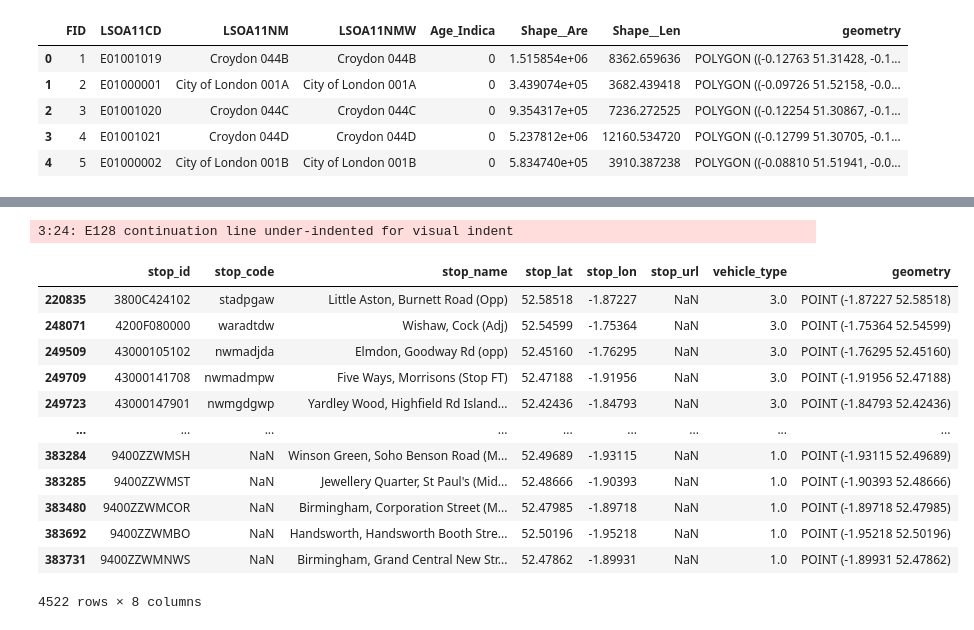
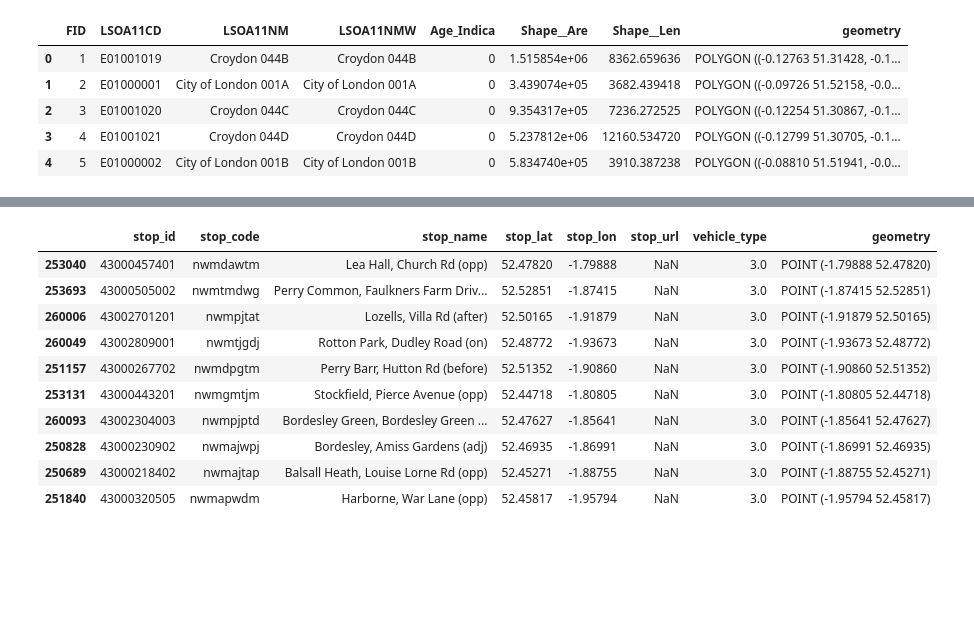
Before and after one commit to ONSdigital/SDG_11.2.1, a Jupyter notebook: SDG_11.2.1.ipynb, the cells around one changed output, grey strips where cells are left out. Drawn from its saved outputs; the diff is of its cells as text; code cells hidden in the pictures; blank space fills up the shorter version.

```diff
--- a/SDG_11.2.1.ipynb
+++ b/SDG_11.2.1.ipynb
@@ -191,9 +102,11 @@ uk_LSOA_df.head()
 # %%
-#Getting just the Birmingham LSOA
-just_birmingham_LSOA = uk_LSOA_df[uk_LSOA_df.LSOA11NM.str.contains("Birmingham")]
+# #Trying to create a birmingham polygon
 
-#Trying to create a birmingham polygon
-just_birmingham_geom = just_birmingham_LSOA.drop(["FID","LSOA11CD","LSOA11NMW","Age_Indica", "Shape__Are","Shape__Len","LSOA11NM"], axis=1)
-just_birmingham_geom.city = "birmingham"
-just_birmingham_geom['new_column'] = 0
-just_birmingham_geom = just_birmingham_geom.dissolve(by='new_column')
+# just_birmingham_geom = just_birmingham_LSOA.drop(["FID","LSOA11CD","LSOA11NMW","Age_Indica", "Shape__Are","Shape__Len","LSOA11NM"], axis=1)
+# # just_birmingham_geom = just_birmingham_LSOA.pop('geometry')
+
+# just_birmingham_geom['city'] = "birmingham"
+# # just_birmingham_geom['new_column'] = 0
+# just_birmingham_geom = just_birmingham_geom.dissolve(by='city')
+# type(just_birmingham_geom)
+# just_birmingham_geom.head()
@@ -217,21 +115,17 @@ just_birmingham_geom.plot()
 birmingham_stops_geo_df = (find_points_in_poly
                        (geo_df=stops_geo_df,
                         polygon_obj=just_birmingham_geom))
-# %% [output]
-3:24: E128 continuation line under-indented for visual indent
 # %%
-birmingham_stops_geo_df
+birmingham_stops_geo_df.sample(10)
 # %% [output]
 |  | stop_id | stop_code | stop_name | stop_lat | stop_lon | stop_url | vehicle_type | geometry |
-| 220835 | 3800C424102 | stadpgaw | Little Aston, Burnett Road (Opp) | 52.58518 | -1.87227 | NaN | 3.0 | POINT (-1.87227 52.58518) |
-| 248071 | 4200F080000 | waradtdw | Wishaw, Cock (Adj) | 52.54599 | -1.75364 | NaN | 3.0 | POINT (-1.75364 52.54599) |
-| 249509 | 43000105102 | nwmadjda | Elmdon, Goodway Rd (opp) | 52.45160 | -1.76295 | NaN | 3.0 | POINT (-1.76295 52.45160) |
-| 249709 | 43000141708 | nwmadmpw | Five Ways, Morrisons (Stop FT) | 52.47188 | -1.91956 | NaN | 3.0 | POINT (-1.91956 52.47188) |
-| 249723 | 43000147901 | nwmgdgwp | Yardley Wood, Highfield Rd Island... | 52.42436 | -1.84793 | NaN | 3.0 | POINT (-1.84793 52.42436) |
-| ... | ... | ... | ... | ... | ... | ... | ... | ... |
-| 383284 | 9400ZZWMSH | NaN | Winson Green, Soho Benson Road (M... | 52.49689 | -1.93115 | NaN | 1.0 | POINT (-1.93115 52.49689) |
-| 383285 | 9400ZZWMST | NaN | Jewellery Quarter, St Paul's (Mid... | 52.48666 | -1.90393 | NaN | 1.0 | POINT (-1.90393 52.48666) |
-| 383480 | 9400ZZWMCOR | NaN | Birmingham, Corporation Street (M... | 52.47985 | -1.89718 | NaN | 1.0 | POINT (-1.89718 52.47985) |
-| 383692 | 9400ZZWMBO | NaN | Handsworth, Handsworth Booth Stre... | 52.50196 | -1.95218 | NaN | 1.0 | POINT (-1.95218 52.50196) |
-| 383731 | 9400ZZWMNWS | NaN | Birmingham, Grand Central New Str... | 52.47862 | -1.89931 | NaN | 1.0 | POINT (-1.89931 52.47862) |
+| 253040 | 43000457401 | nwmdawtm | Lea Hall, Church Rd (opp) | 52.47820 | -1.79888 | NaN | 3.0 | POINT (-1.79888 52.47820) |
+| 253693 | 43000505002 | nwmtmdwg | Perry Common, Faulkners Farm Driv... | 52.52851 | -1.87415 | NaN | 3.0 | POINT (-1.87415 52.52851) |
+| 260006 | 43002701201 | nwmpjtat | Lozells, Villa Rd (after) | 52.50165 | -1.91879 | NaN | 3.0 | POINT (-1.91879 52.50165) |
+| 260049 | 43002809001 | nwmtjgdj | Rotton Park, Dudley Road (on) | 52.48772 | -1.93673 | NaN | 3.0 | POINT (-1.93673 52.48772) |
+| 251157 | 43000267702 | nwmdpgtm | Perry Barr, Hutton Rd (before) | 52.51352 | -1.90860 | NaN | 3.0 | POINT (-1.90860 52.51352) |
+| 253131 | 43000443201 | nwmgmtjm | Stockfield, Pierce Avenue (opp) | 52.44718 | -1.80805 | NaN | 3.0 | POINT (-1.80805 52.44718) |
+| 260093 | 43002304003 | nwmpjptd | Bordesley Green, Bordesley Green ... | 52.47627 | -1.85641 | NaN | 3.0 | POINT (-1.85641 52.47627) |
+| 250828 | 43000230902 | nwmajwpj | Bordesley, Amiss Gardens (adj) | 52.46935 | -1.86991 | NaN | 3.0 | POINT (-1.86991 52.46935) |
+| 250689 | 43000218402 | nwmajtap | Balsall Heath, Louise Lorne Rd (opp) | 52.45271 | -1.88755 | NaN | 3.0 | POINT (-1.88755 52.45271) |
+| 251840 | 43000320505 | nwmapwdm | Harborne, War Lane (opp) | 52.45817 | -1.95794 | NaN | 3.0 | POINT (-1.95794 52.45817) |
-4522 rows × 8 columns
```
Also changed, not shown: parts of 37 cells of this notebook, 3 other files.
